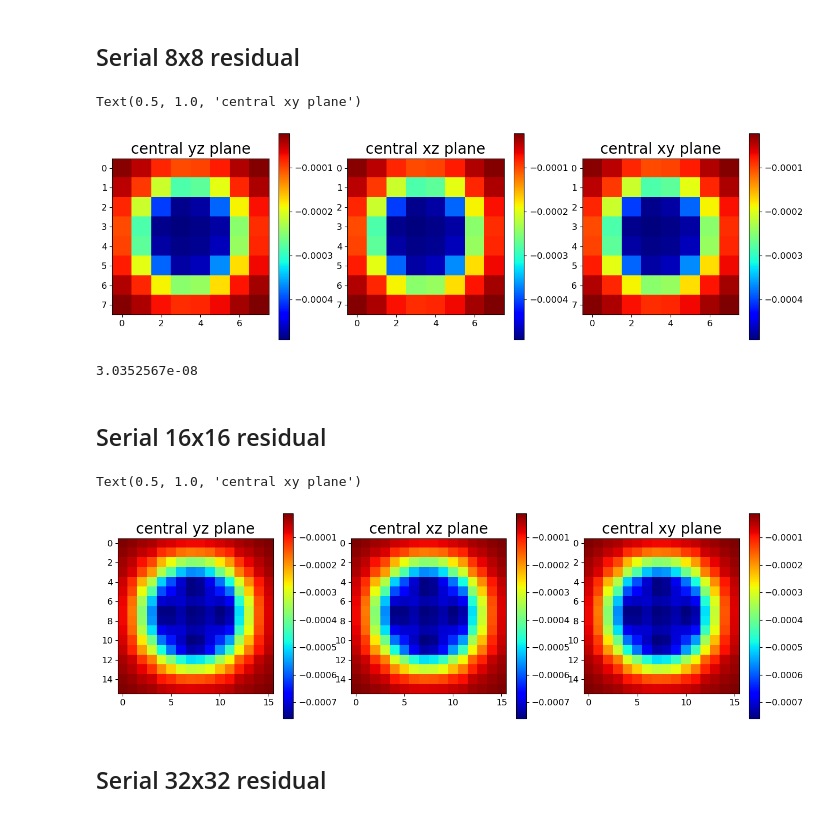
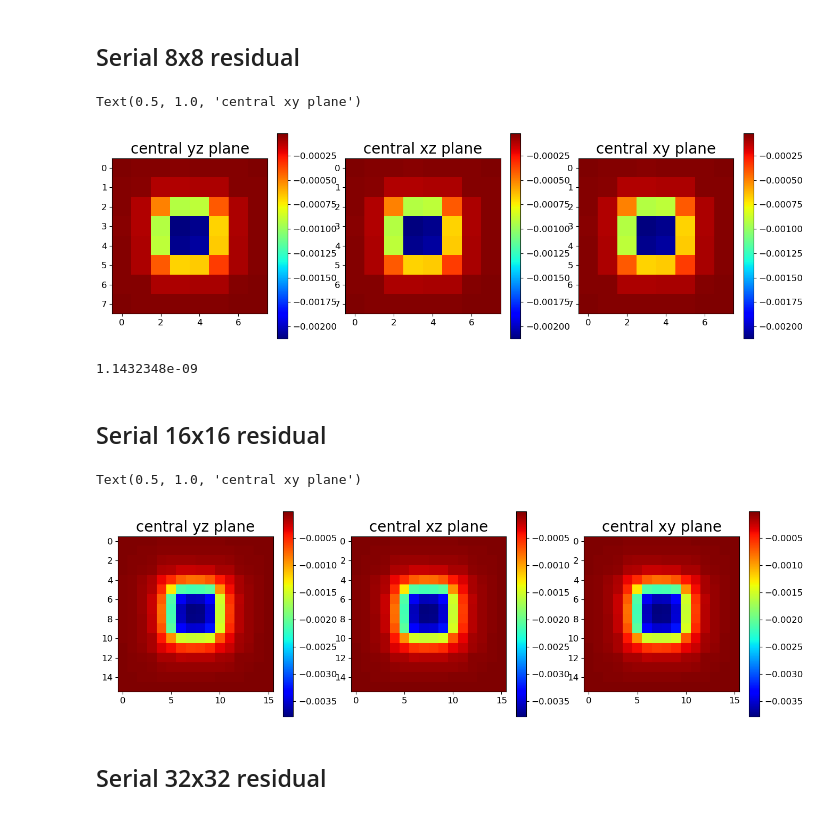
Before and after one commit to shuheng-mo/simultas, a Jupyter notebook: examples/master/parallel_multigrid_3D.ipynb, the cells around one changed output. Saved outputs shown, nothing was run; the diff lists cells and outputs as text; code cells hidden in the pictures.

```diff
--- a/examples/master/parallel_multigrid_3D.ipynb
+++ b/examples/master/parallel_multigrid_3D.ipynb
@@ -1277,31 +1306,31 @@ Text(0.5, 1.0, 'central xy plane')
 ## Serial 8x8 residual
 # %%
 fig, ax = plt.subplots(1,3, figsize=[16,5])
+w_8 = np.load('serial_out/serial_AD_multigrid_3D_w8.npy')
 plt.subplot(1,3,1)
 plt.imshow(w_8[0,:,:,4,0], cmap='jet')
 plt.colorbar()
 plt.title('central yz plane',fontsize=20)
 plt.subplot(1,3,2)
 plt.imshow(w_8[0,:,4,:,0], cmap='jet')
 plt.colorbar()
 plt.title('central xz plane',fontsize=20)
 plt.subplot(1,3,3)
 plt.imshow(w_8[0,4,:,:,0], cmap='jet')
 plt.colorbar()
 plt.title('central xy plane',fontsize=20)
 # %% [output]
 Text(0.5, 1.0, 'central xy plane')
-[figure, old version]
+[figure, new version]
 # %%
-w_8.shape
-parallel_8_res.shape
 print(np.sum(np.abs(w_8 - parallel_8_res)))
 # %% [output]
-3.0352567e-08
+1.1432348e-09
 # %% [markdown]
 ## Serial 16x16 residual
 # %%
 fig, ax = plt.subplots(1,3, figsize=[16,5])
+w_16 = np.load('serial_out/serial_AD_multigrid_3D_w16.npy')
 plt.subplot(1,3,1)
 plt.imshow(w_16[0,:,:,8,0], cmap='jet')
 plt.colorbar()
@@ -1316,7 +1345,7 @@ plt.colorbar()
 plt.title('central xy plane',fontsize=20)
 # %% [output]
 Text(0.5, 1.0, 'central xy plane')
-[figure, old version]
+[figure, new version]
 # %% [markdown]
 ## Serial 32x32 residual
 # %%
```
Also changed, not shown: parts of 34 cells of this notebook, 9 other files.
